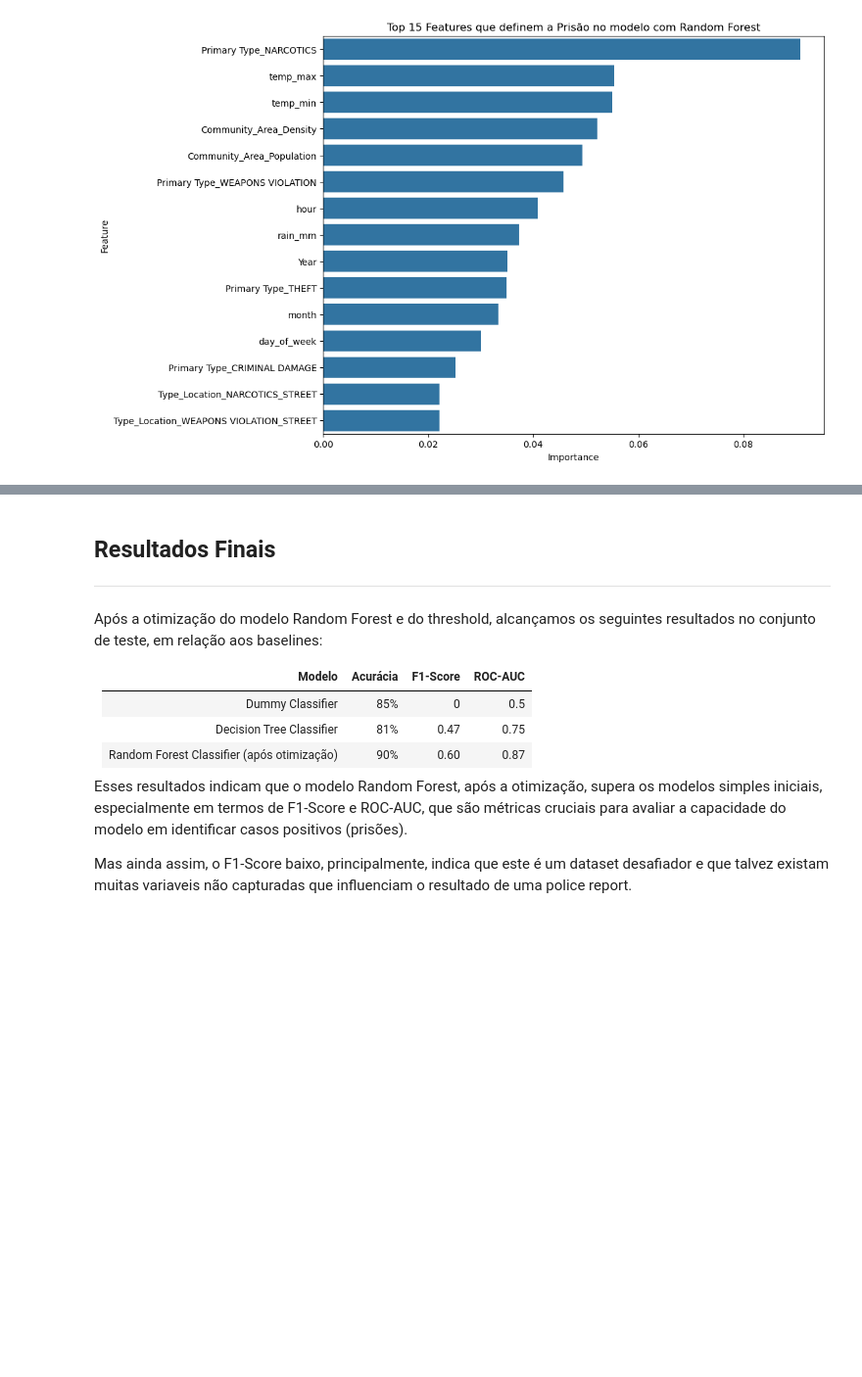
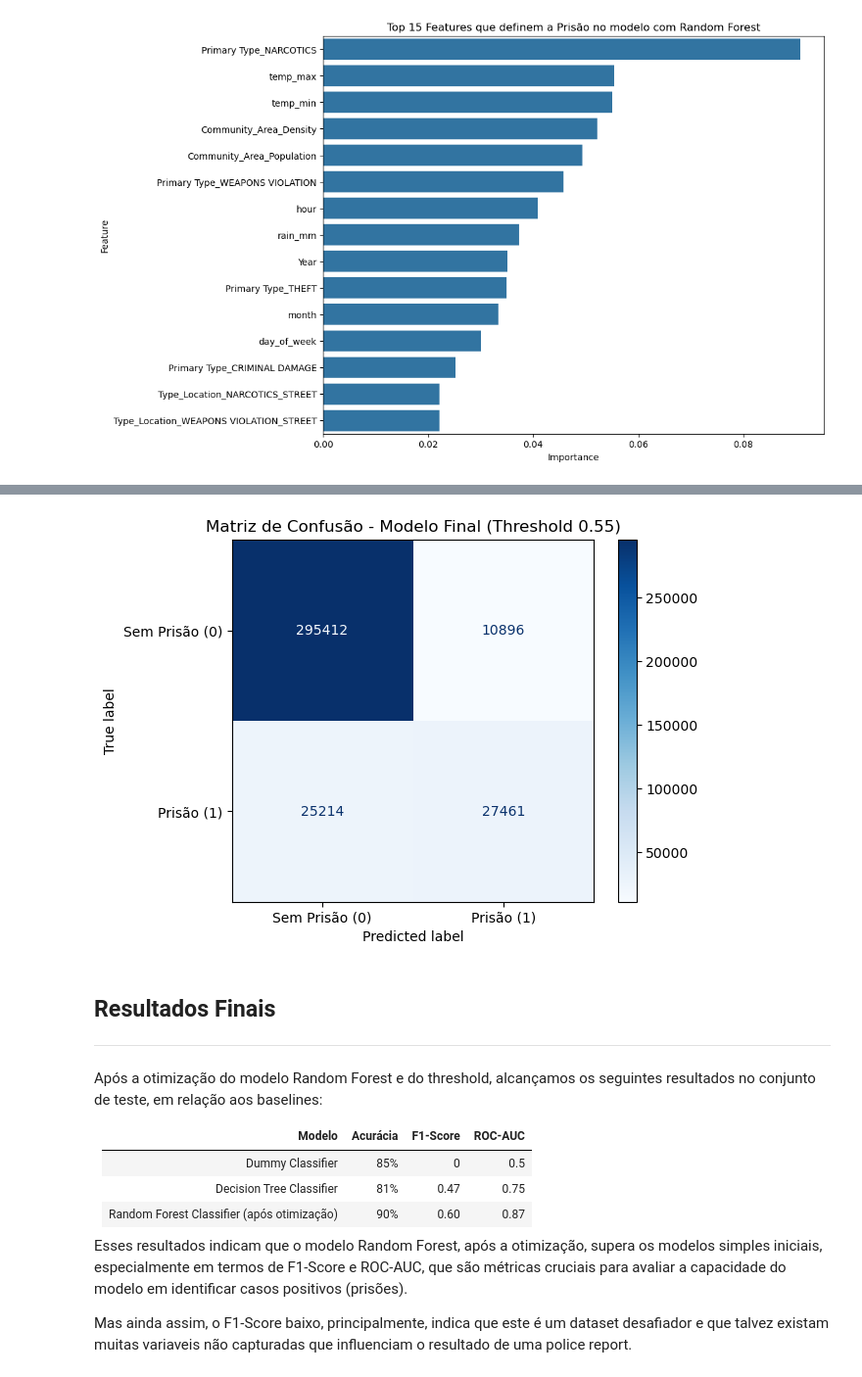
Before and after one commit to BorniaPedro/OPT004-trabalho-final, a Jupyter notebook: Etapa 4 - Modelagem com ML/modelagem.ipynb, the cells around one changed output, grey strips where cells are left out. Shown: that part at 98% size. Drawn from its saved outputs; the diff is of its cells as text; code cells hidden in the pictures; blank space fills up the shorter version.

Commit message:
Implementa teste de impacto e matriz de confusao, além de uma conclusão

```diff
--- a/Etapa 4 - Modelagem com ML/modelagem.ipynb
+++ b/Etapa 4 - Modelagem com ML/modelagem.ipynb
@@ -239,3 +308,13 @@ plt.show()
+# %%
+cm = confusion_matrix(y_test, y_pred_otimizado)
+
+# Plota a matriz
+disp = ConfusionMatrixDisplay(confusion_matrix=cm, display_labels=['Sem Prisão (0)', 'Prisão (1)'])
+disp.plot(cmap='Blues', values_format='d')
+plt.title('Matriz de Confusão - Modelo Final (Threshold 0.55)')
+plt.show()
+# %% [output]
+[figure, added]
 # %% [markdown]
 ## Resultados Finais
 ---
```
Also changed, not shown: parts of 7 cells of this notebook.
